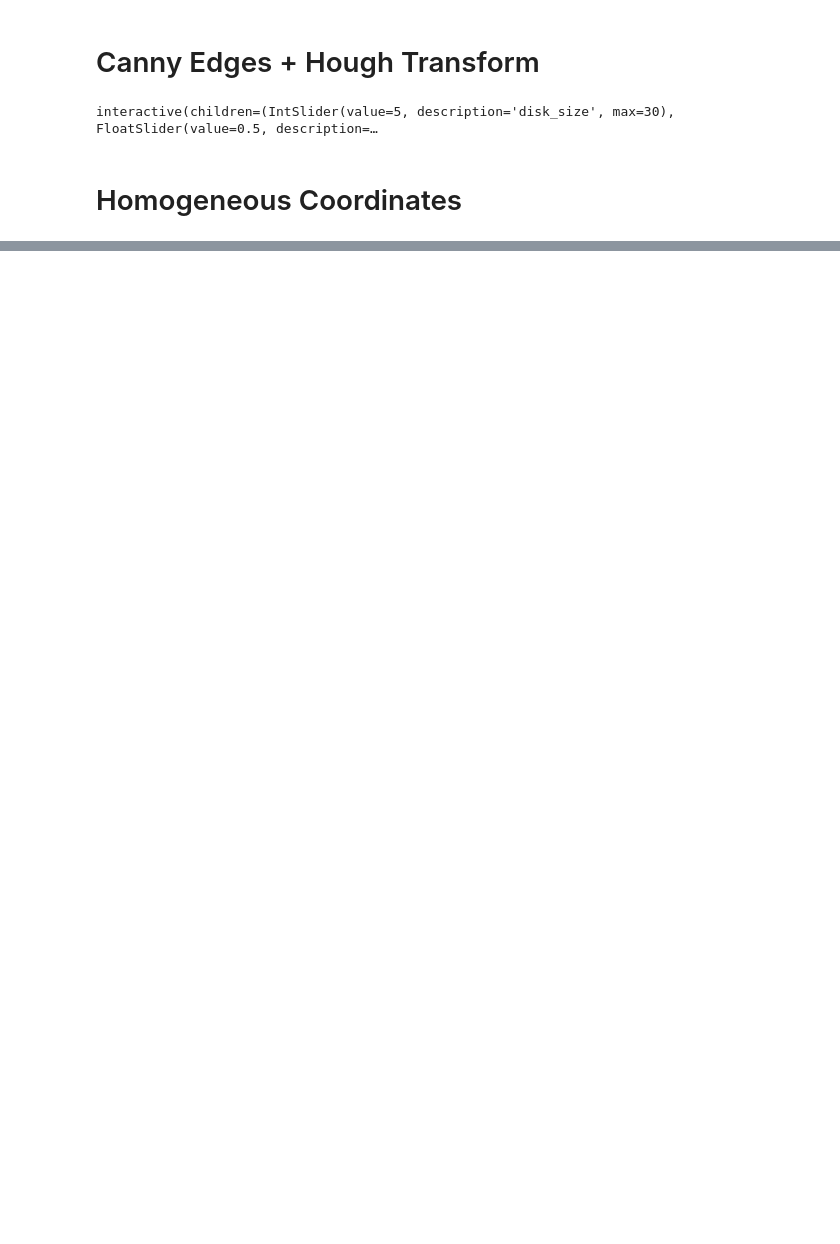
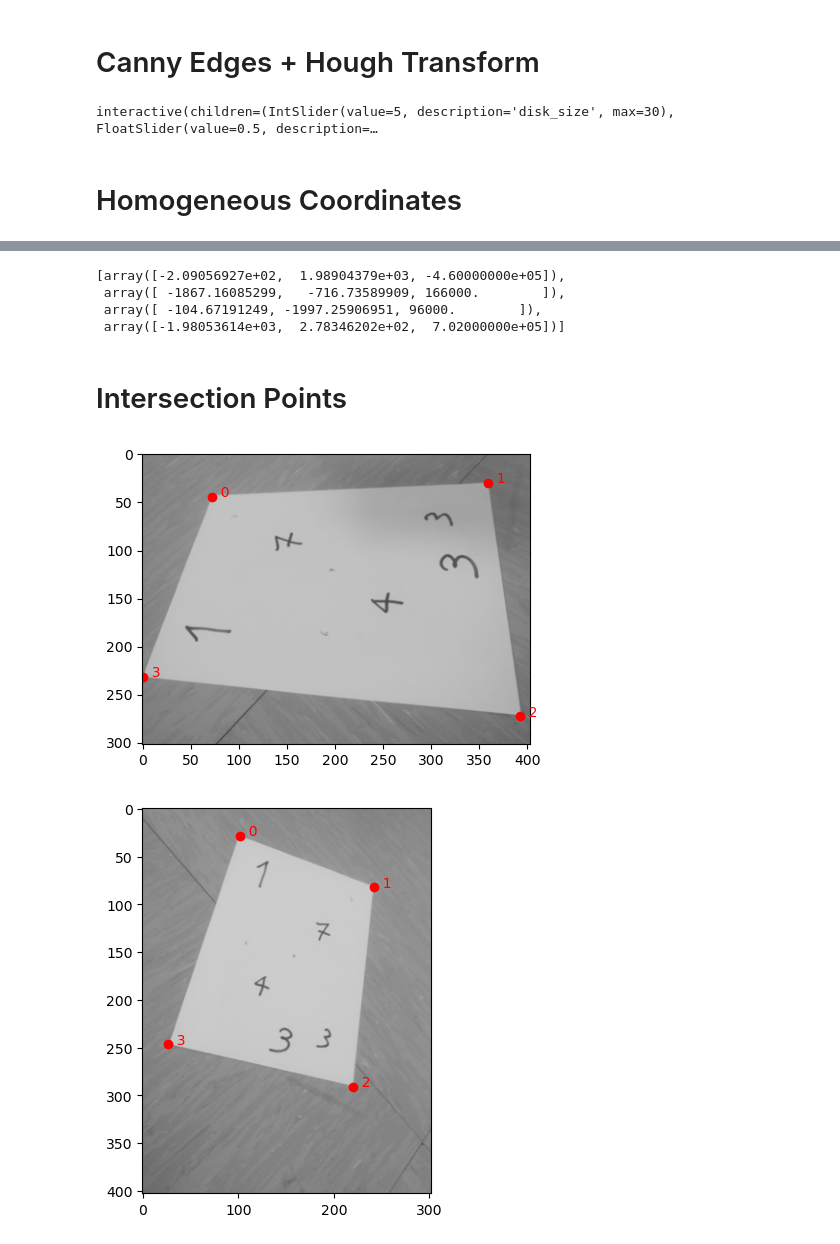
Before and after one commit to dudomatik/comp_vis, a Jupyter notebook: HW/Homework.ipynb, the cells around one changed output, grey strips where cells are left out. Saved outputs shown, nothing was run; the diff lists cells and outputs as text; code cells hidden in the pictures; blank space fills up the shorter version.

Commit message:
intersection points

```diff
--- a/HW/Homework.ipynb
+++ b/HW/Homework.ipynb
@@ -149,0 +158,49 @@ for i, lines_pic in enumerate(lines_pics):
+# %%
+h_coordinates[0]
+# %% [output]
+[array([-2.09056927e+02,  1.98904379e+03, -4.60000000e+05]),
+ array([ -1867.16085299,   -716.73589909, 166000.        ]),
+ array([ -104.67191249, -1997.25906951, 96000.        ]),
+ array([-1.98053614e+03,  2.78346202e+02,  7.02000000e+05])]
+# %% [markdown]
+# Intersection Points
+# %%
+intersection_points = []
+
+for i, lines in enumerate(h_coordinates):
+    i_points = []
+    #find all 6 points
+    for line1, line2 in combinations(lines, 2):
+        i_points.append(np.cross(line1, line2))
+
+    #only the 4 points closest to the center get chosen
+    #calculate center of the picture
+    center = np.array([len(images_ds[i][:,0]), len(images_ds[i][0,:])])/2
+    dist = []
+    #calculate distance from center for each intersection point
+    for point in i_points:
+        dist.append(np.linalg.norm(point[:2]/point[2] - center))
+
+    #sort by distance and take only 4 closest points
+    i_points = [x for _,x in sorted(zip(dist,i_points))[:4]]
+    # arrange the points clockwise around center
+    # calculate angle of each point
+    angles = []
+    for point in i_points:
+        angles.append(np.arctan2(point[1]/point[2] - center[1], point[0]/point[2] - center[0]))
+    # sort by angle
+    i_points = [x for _,x in sorted(zip(angles,i_points))]
+
+    #put in array
+    intersection_points.append(i_points)
+
+    # plot the points
+    if i < 5:
+        fig,(ax0) = plt.subplots(1,1)
+        ax0.imshow(images_ds[i], cmap="gray", vmin=0, vmax=1)
+        for idx, point in enumerate(i_points):
+            ax0.plot(point[0]/point[2], point[1]/point[2],'ro')
+            ax0.text(point[0]/point[2], point[1]/point[2], f"  {idx}", color="red")
+# %% [output]
+[figure, added]
+[figure, added]
```
Also changed, not shown: parts of 6 cells of this notebook, 4 other files.
